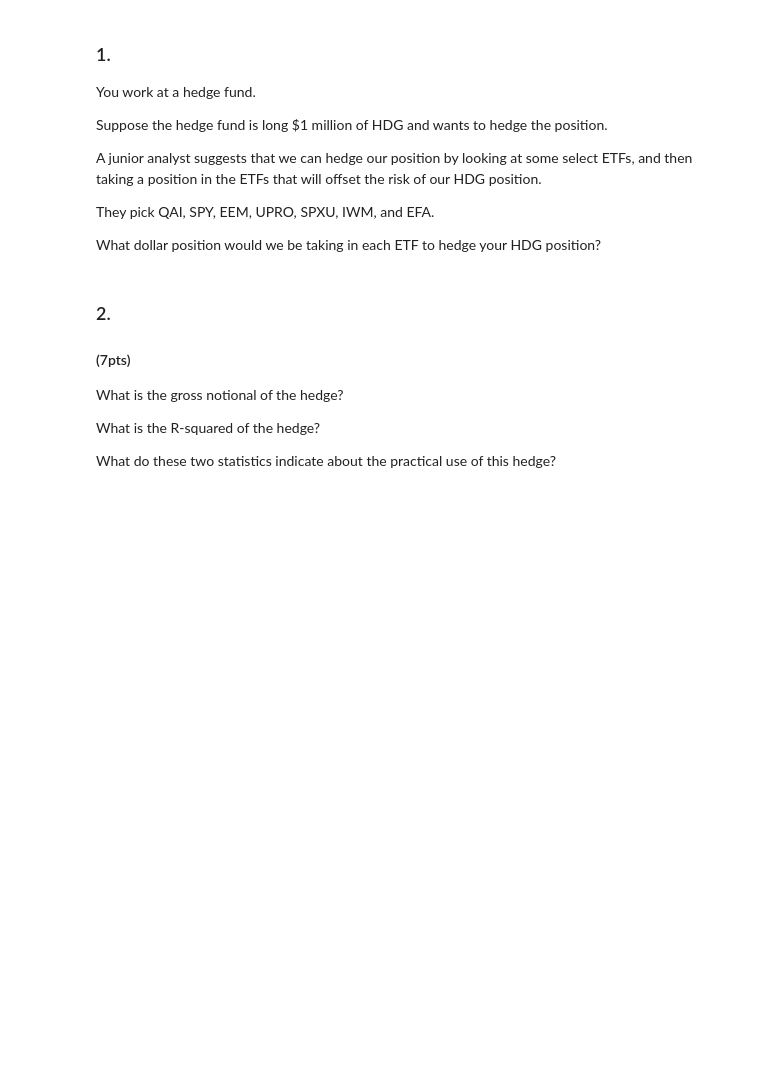
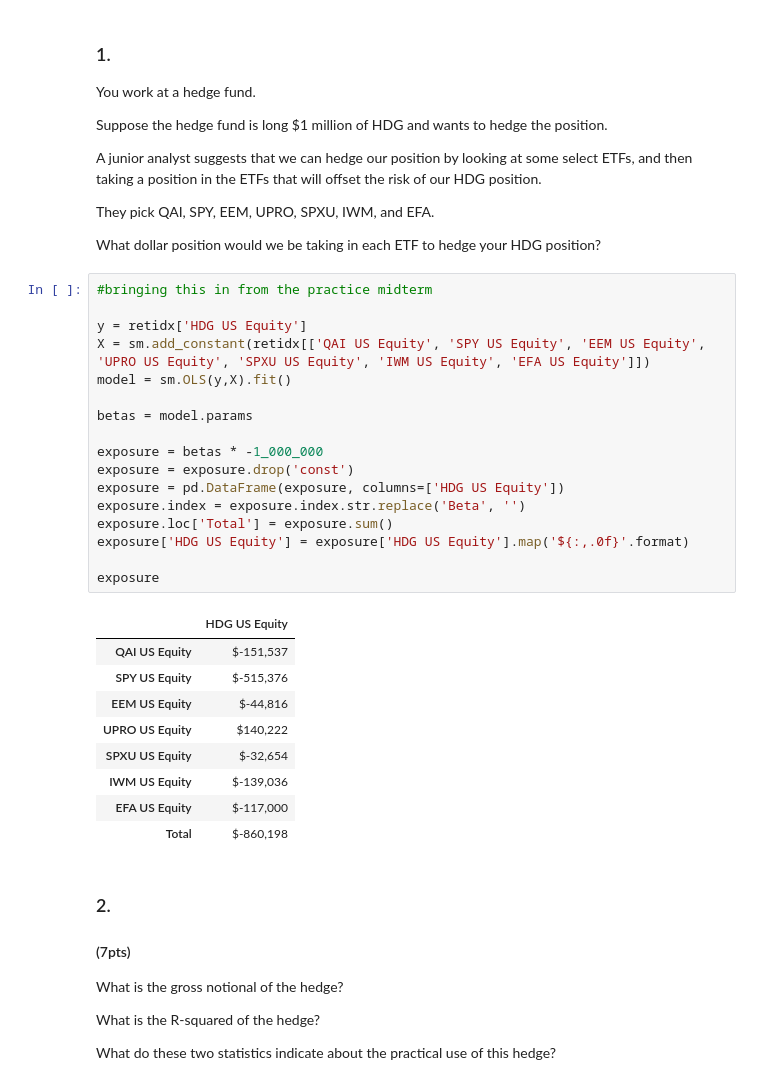
Before and after one commit to ekopen/finm-portfolio-2024, a Jupyter notebook: exams/Midterm 1.ipynb, the cells around one changed output. Drawn from its saved outputs; the diff is of its cells as text; blank space fills up the shorter version.

```diff
--- a/exams/Midterm 1.ipynb
+++ b/exams/Midterm 1.ipynb
@@ -365,6 +378,33 @@ A junior analyst suggests that we can hedge our position by looking at some sele
 They pick QAI, SPY, EEM, UPRO, SPXU, IWM, and EFA.
 
 What dollar position would we be taking in each ETF to hedge your HDG position?
+# %%
+#bringing this in from the practice midterm
+
+y = retidx['HDG US Equity']
+X = sm.add_constant(retidx[['QAI US Equity', 'SPY US Equity', 'EEM US Equity', 'UPRO US Equity', 'SPXU US Equity', 'IWM US Equity', 'EFA US Equity']])
+model = sm.OLS(y,X).fit()
+
+betas = model.params
+
+exposure = betas * -1_000_000
+exposure = exposure.drop('const')
+exposure = pd.DataFrame(exposure, columns=['HDG US Equity'])
+exposure.index = exposure.index.str.replace('Beta', '')
+exposure.loc['Total'] = exposure.sum()
+exposure['HDG US Equity'] = exposure['HDG US Equity'].map('${:,.0f}'.format)
+
+exposure
+# %% [output]
+|  | HDG US Equity |
+| QAI US Equity | $-151,537 |
+| SPY US Equity | $-515,376 |
+| EEM US Equity | $-44,816 |
+| UPRO US Equity | $140,222 |
+| SPXU US Equity | $-32,654 |
+| IWM US Equity | $-139,036 |
+| EFA US Equity | $-117,000 |
+| Total | $-860,198 |
 # %% [markdown]
 ### 2.
 
```
Also changed, not shown: parts of 21 cells of this notebook.
